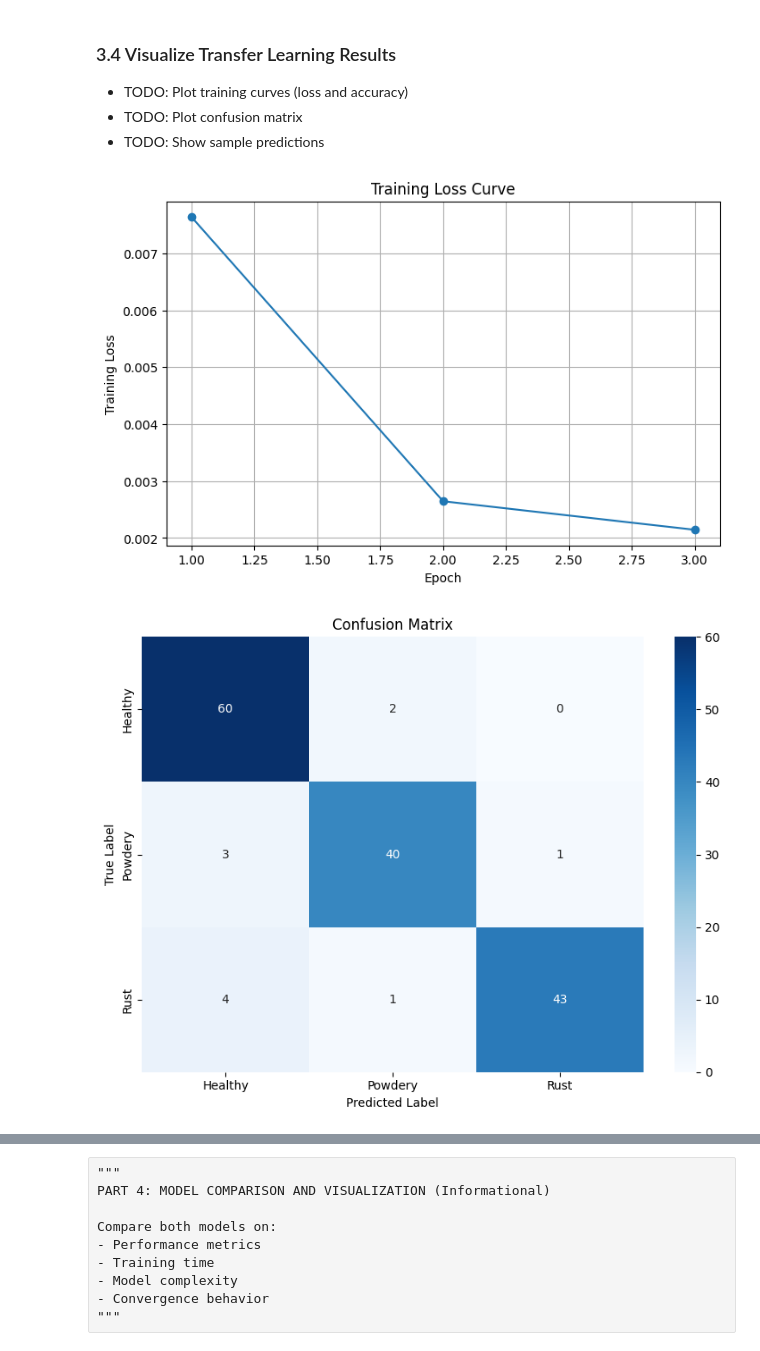
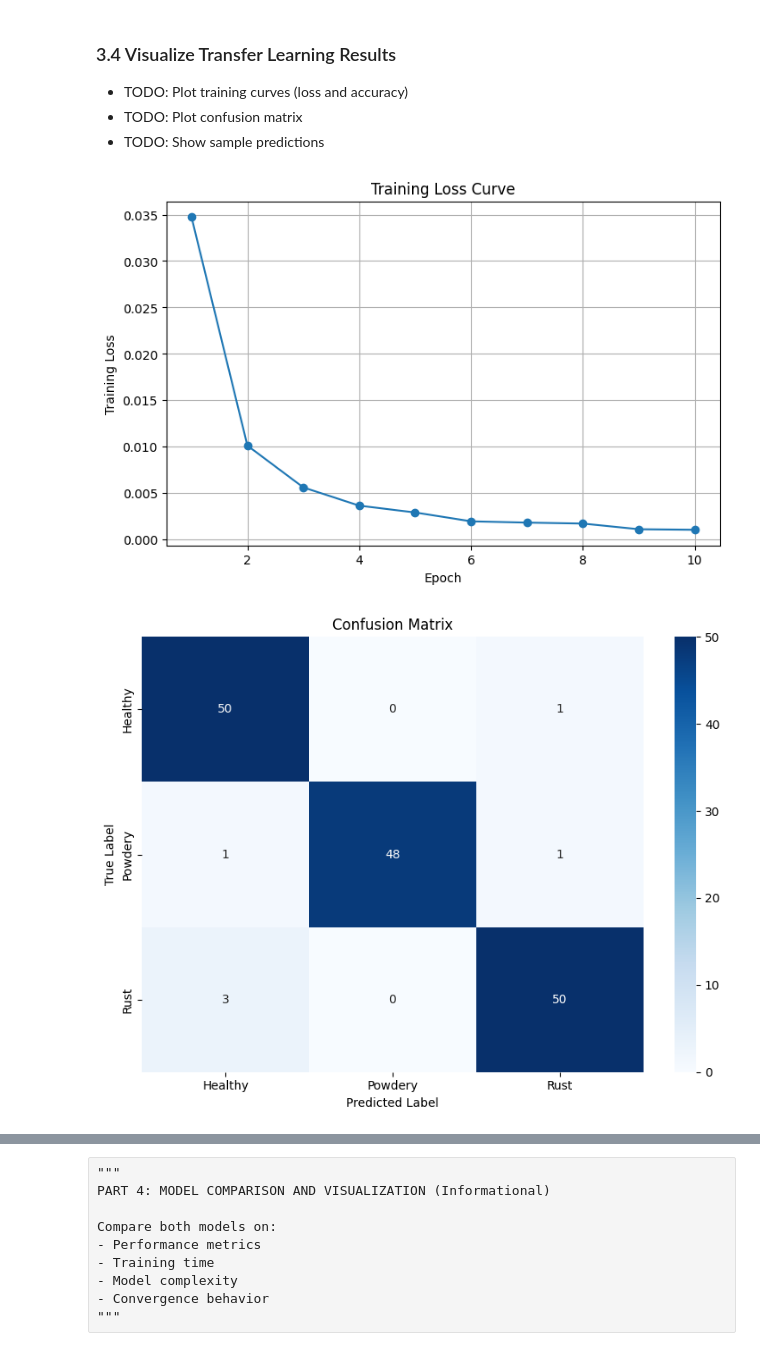
Before and after one commit to Rjain3108/Convolutional-Neural-Network-Practice, a Jupyter notebook: Plant Disease Prediction/CNN_assignment_template.ipynb, the cells around one changed output, grey strips where cells are left out. Drawn from its saved outputs; the diff is of its cells as text; code cells hidden in the pictures.

```diff
--- a/Plant Disease Prediction/CNN_assignment_template.ipynb
+++ b/Plant Disease Prediction/CNN_assignment_template.ipynb
@@ -848,10 +761,10 @@ print("\nTraining Transfer Learning Model...")
 Training Transfer Learning Model...
 # %%
 # Training configuration
-tl_learning_rate = 0.005
-tl_epochs = 3
-tl_batch_size = 32
-tl_optimizer = "Adam"
+transfer_cnn_learning_rate = 0.001
+transfer_cnn_epochs = 10
+transfer_cnn_batch_size = 32
+transfer_cnn_optimizer = "Adam"
 # %%
 # Track training time
 tl_start_time = time.time()
@@ -864,8 +777,8 @@ criterion = torch.nn.CrossEntropyLoss()
 
 # Only train parameters that require gradients (classification head)
 optimizer = torch.optim.Adam(
-    filter(lambda p: p.requires_grad, transfer_model.parameters()),
-    tl_learning_rate
+    filter(lambda p: p.requires_grad, transfer_cnn.parameters()),
+    transfer_cnn_learning_rate
 )
 
 tl_train_losses = []
@@ -873,8 +786,8 @@ tl_train_accuracies = []
 tl_total = 0
 tl_correct = 0
 
-for epoch in range(tl_epochs):
-    transfer_model.train()
+for epoch in range(transfer_cnn_epochs):
+    transfer_cnn.train()
     running_loss = 0.0
 
     for images, labels in train_loader:
@@ -883,7 +796,7 @@ for epoch in range(tl_epochs):
 
         optimizer.zero_grad()
 
-        outputs = transfer_model(images)
+        outputs = transfer_cnn(images)
         loss = criterion(outputs, labels)
 
         loss.backward()
@@ -900,5 +813,5 @@ for epoch in range(tl_epochs):
     tl_train_losses.append(epoch_loss)
     tl_train_accuracies.append(epoch_acc)
 
-    print(f"Epoch [{epoch+1}/{tl_epochs}] "f"- Loss: {epoch_loss:.4f} "f"- Accuracy: {epoch_acc:.4f}")
+    print(f"Epoch [{epoch+1}/{transfer_cnn_epochs}] "f"- Loss: {epoch_loss:.4f} "f"- Accuracy: {epoch_acc:.4f}")
 # %% [output]
@@ -923,25 +845,25 @@ Final Loss: 0.0021
 - TODO: Calculate all 4 required metrics
 # %%
 # REQUIRED: Calculate all 4 metrics
-transfer_model.eval()  # Set model to evaluation mode
+transfer_cnn.eval()  # Set model to evaluation mode
 
-all_preds = []
-all_labels = []
+transfer_cnn_all_preds = []
+transfer_cnn_all_labels = []
 
 with torch.no_grad():
     for images, labels in test_loader:
         images = images.to(device)
         labels = labels.to(device)
 
-        outputs = transfer_model(images)
+        outputs = transfer_cnn(images)
         _, preds = torch.max(outputs, 1)
 
-        all_preds.extend(preds.cpu().numpy())
-        all_labels.extend(labels.cpu().numpy())
-tl_accuracy = accuracy_score(all_labels, all_preds)
-tl_precision = precision_score(all_labels, all_preds, average='macro')
-tl_recall = recall_score(all_labels, all_preds, average='macro')
-tl_f1 = f1_score(all_labels, all_preds, average='macro')
+        transfer_cnn_all_preds.extend(preds.cpu().numpy())
+        transfer_cnn_all_labels.extend(labels.cpu().numpy())
+tl_accuracy = accuracy_score(transfer_cnn_all_labels, transfer_cnn_all_preds)
+tl_precision = precision_score(transfer_cnn_all_labels, transfer_cnn_all_preds, average='macro')
+tl_recall = recall_score(transfer_cnn_all_labels, transfer_cnn_all_preds, average='macro')
+tl_f1 = f1_score(transfer_cnn_all_labels, transfer_cnn_all_preds, average='macro')
 # %%
 print("\nTransfer Learning Performance:")
 print(f"Accuracy:  {tl_accuracy:.4f}")
@@ -963,34 +885,34 @@ F1-Score:  0.9282
 ## Plot training loss curves
 
 plt.figure(figsize=(8, 5))
-plt.plot(range(1, tl_epochs + 1), tl_train_losses, marker='o')
+plt.plot(range(1, transfer_cnn_epochs + 1), tl_train_losses, marker='o')
 plt.xlabel("Epoch")
 plt.ylabel("Training Loss")
 plt.title("Training Loss Curve")
 plt.grid(True)
 plt.show()
 # %% [output]
-[figure, old version]
+[figure, new version]
 # %%
 ##Confusion Matrix
-transfer_cnn_cm = confusion_matrix(all_labels, all_preds)
+transfer_cnn_confusion_matrix = confusion_matrix(transfer_cnn_all_labels, transfer_cnn_all_preds)
 
 plt.figure(figsize=(8, 6))
 sns.heatmap(
-    transfer_cnn_cm,
+    transfer_cnn_confusion_matrix,
     annot=True,
     fmt="d",
     cmap="Blues",
     xticklabels=class_names,
     yticklabels=class_names
 )
 plt.xlabel("Predicted Label")
 plt.ylabel("True Label")
 plt.title("Confusion Matrix")
 plt.tight_layout()
 plt.show()
 # %% [output]
-[figure, old version]
+[figure, new version]
 # %%
 ## Visualize some predictions
 # Number of samples to display
```
Also changed, not shown: parts of 32 cells of this notebook.
